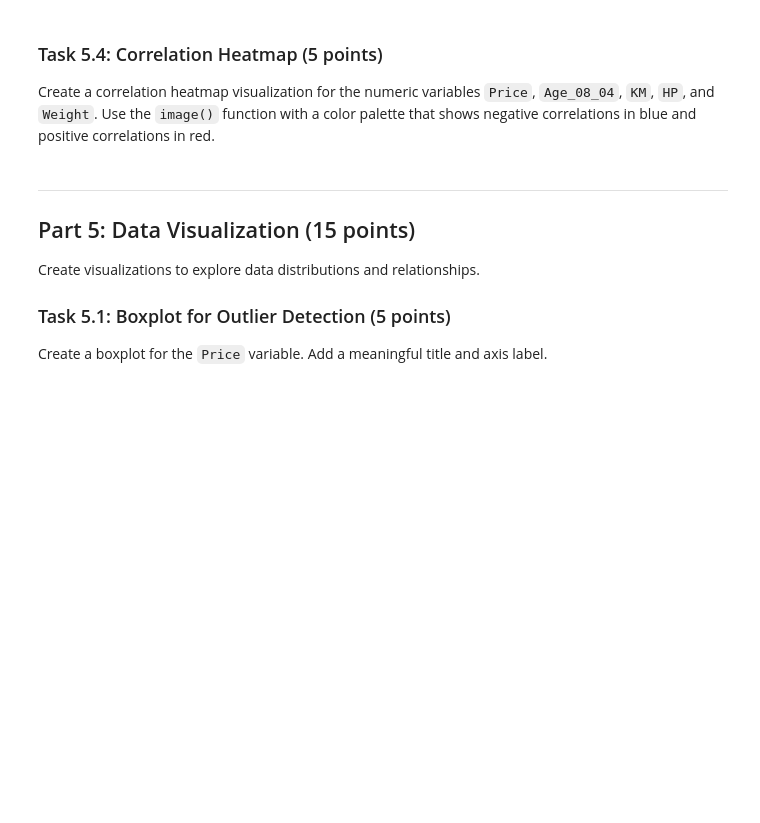
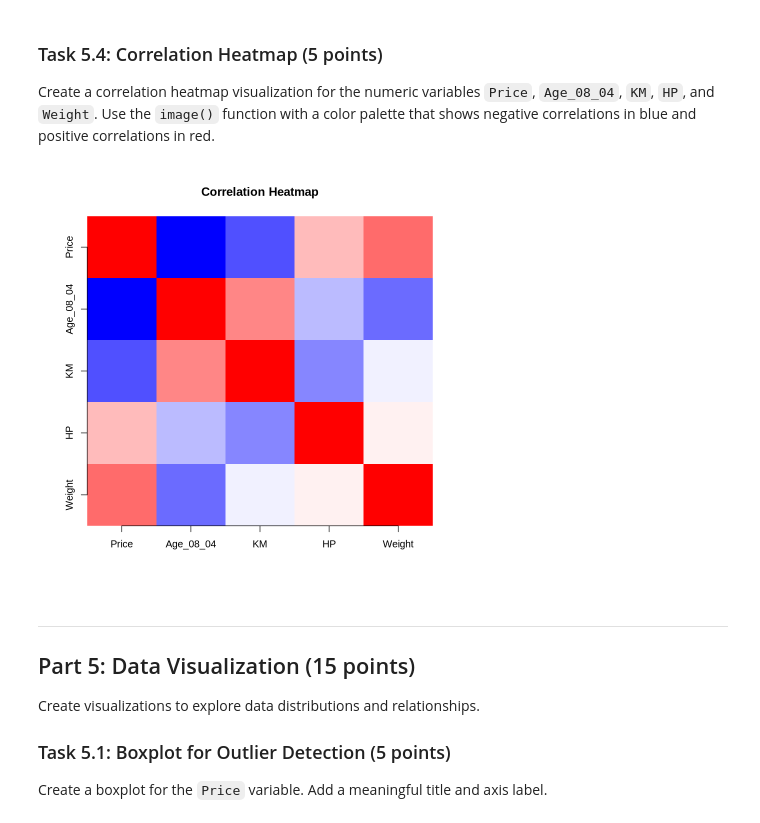
Before and after one commit to nick3616238/musical-potato, a Jupyter notebook: assignment/Homework/Gest_Nicholas_12345678_Exercise1.ipynb, the cells around one changed output. Saved outputs shown, nothing was run; the diff lists cells and outputs as text; code cells hidden in the pictures; blank space fills up the shorter version.

```diff
--- a/assignment/Homework/Gest_Nicholas_12345678_Exercise1.ipynb
+++ b/assignment/Homework/Gest_Nicholas_12345678_Exercise1.ipynb
@@ -280,3 +325,6 @@ Create new variables and transform existing ones.
 Using the `$` notation, create a new column called `Price_Per_KM` that calculates the price per kilometer driven (Price / KM). Display the first 5 values of this new column.
 # %%
 # YOUR CODE HERE
+toyota.df$Price_Per_KM <- toyota.df$Price / toyota.df$KM
+
+head(toyota.df$Price_Per_KM, 5)
@@ -300,3 +366,6 @@ Using `ifelse()`, create a new column called `High_Mileage` that contains:
 Display a table showing the count of each category.
 # %%
 # YOUR CODE HERE
+toyota.df$High_Mileage <- ifelse(toyota.df$KM > 100000, "High", "Low")
+
+table(toyota.df$High_Mileage)
@@ -308,3 +380,10 @@ Use the `attach()` and `detach()` functions to create a new column called `HP_Pe
 **Note:** Remember to detach after you're done!
 # %%
 # YOUR CODE HERE
+attach(toyota.df)
+
+toyota.df$HP_Per_Weight <- HP / Weight
+
+detach(toyota.df)
+
+toyota.df$HP_Per_Weight
@@ -319,3 +416,9 @@ Create a new column called `Price_Tier` with three categories based on Price:
 Display a table of the distribution.
 # %%
 # YOUR CODE HERE
+toyota.df$Price_Tier <- ifelse(
+  toyota.df$Price < 8000, "Budget",
+  ifelse(toyota.df$Price < 15000, "Mid-Range", "Premium")
+)
+
+table(toyota.df$Price_Tier)
@@ -358,6 +517,27 @@ Use `cor.test()` to test if the correlation between `Price` and `Age_08_04` is s
 Create a correlation heatmap visualization for the numeric variables `Price`, `Age_08_04`, `KM`, `HP`, and `Weight`. Use the `image()` function with a color palette that shows negative correlations in blue and positive correlations in red.
 # %%
 # YOUR CODE HERE
+vars <- toyota.df[, c("Price", "Age_08_04", "KM", "HP", "Weight")]
+
+cor_mat <- cor(vars, use = "complete.obs")
+
+palette <- colorRampPalette(c("blue", "white", "red"))(20)
+
+image(
+  1:ncol(cor_mat),
+  1:nrow(cor_mat),
+  t(cor_mat)[, nrow(cor_mat):1],   # rotate for correct orientation
+  col = palette,
+  axes = FALSE,
+  xlab = "",
+  ylab = "",
+  main = "Correlation Heatmap"
+)
+
+axis(1, at = 1:ncol(cor_mat), labels = colnames(cor_mat))
+axis(2, at = 1:nrow(cor_mat), labels = rev(colnames(cor_mat)))
+# %% [output]
+[figure, added]
 # %% [markdown]
 ---
 
```
Also changed, not shown: parts of 28 cells of this notebook.
